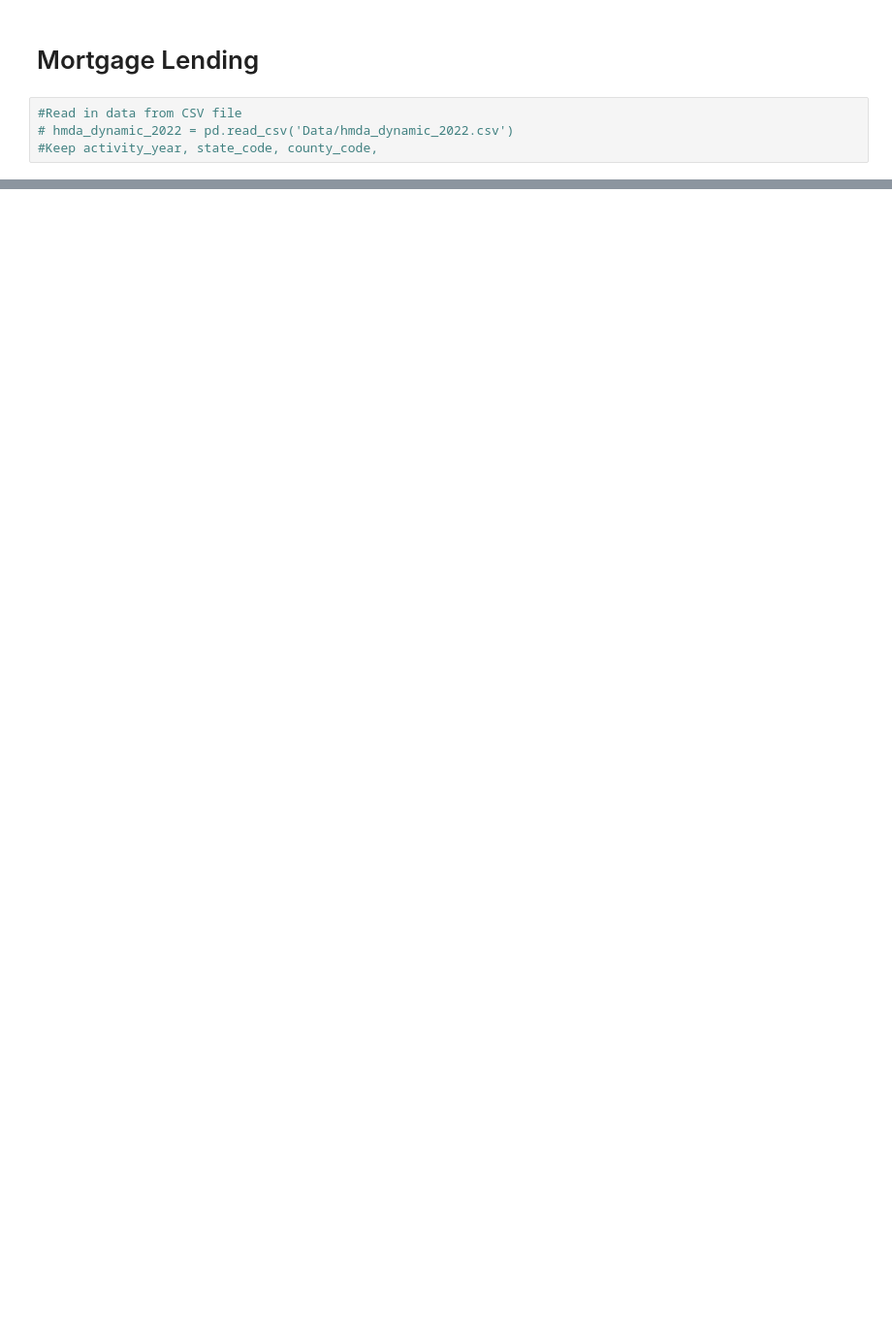
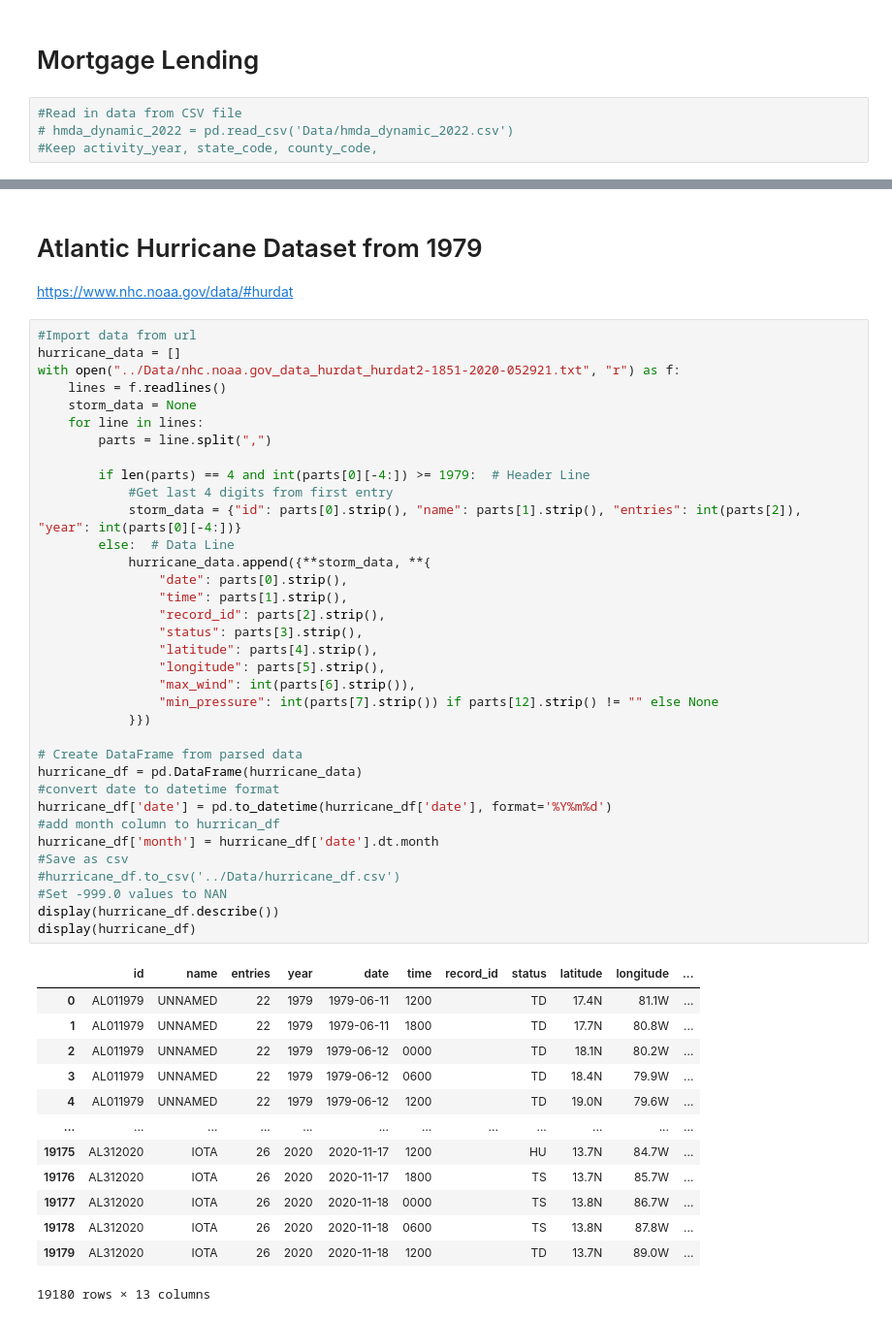
Before and after one commit to yannickpichardo/master_thesis, a Jupyter notebook: prelim_data.ipynb, the cells around one changed output, grey strips where cells are left out. Shown at 97% size. Saved outputs shown, nothing was run; the diff lists cells and outputs as text; blank space fills up the shorter version.

```diff
--- a/prelim_data.ipynb
+++ b/prelim_data.ipynb
@@ -493,0 +557,52 @@ mainland_usa_gdf_HRCN = mainland_usa_gdf[selected_columns]
+# %% [markdown]
+# Atlantic Hurricane Dataset from 1979
+https://www.nhc.noaa.gov/data/#hurdat
+# %%
+#Import data from url
+hurricane_data = []
+with open("../Data/nhc.noaa.gov_data_hurdat_hurdat2-1851-2020-052921.txt", "r") as f:
+    lines = f.readlines()
+    storm_data = None
+    for line in lines:
+        parts = line.split(",")
+
+        if len(parts) == 4 and int(parts[0][-4:]) >= 1979:  # Header Line
+            #Get last 4 digits from first entry
+            storm_data = {"id": parts[0].strip(), "name": parts[1].strip(), "entries": int(parts[2]), "year": int(parts[0][-4:])}
+        else:  # Data Line
+            hurricane_data.append({**storm_data, **{
+                "date": parts[0].strip(),
+                "time": parts[1].strip(),
+                "record_id": parts[2].strip(),
+                "status": parts[3].strip(),
+                "latitude": parts[4].strip(),
+                "longitude": parts[5].strip(),
+                "max_wind": int(parts[6].strip()),
+                "min_pressure": int(parts[7].strip()) if parts[12].strip() != "" else None
+            }})
+
+# Create DataFrame from parsed data
+hurricane_df = pd.DataFrame(hurricane_data)
+#convert date to datetime format
+hurricane_df['date'] = pd.to_datetime(hurricane_df['date'], format='%Y%m%d')
+#add month column to hurrican_df
+hurricane_df['month'] = hurricane_df['date'].dt.month
+#Save as csv
+#hurricane_df.to_csv('../Data/hurricane_df.csv')
+#Set -999.0 values to NAN
+display(hurricane_df.describe())
+display(hurricane_df)
+# %% [output]
+|  | id | name | entries | year | date | time | record_id | status | latitude | longitude | ... |
+| 0 | AL011979 | UNNAMED | 22 | 1979 | 1979-06-11 | 1200 |  | TD | 17.4N | 81.1W | ... |
+| 1 | AL011979 | UNNAMED | 22 | 1979 | 1979-06-11 | 1800 |  | TD | 17.7N | 80.8W | ... |
+| 2 | AL011979 | UNNAMED | 22 | 1979 | 1979-06-12 | 0000 |  | TD | 18.1N | 80.2W | ... |
+| 3 | AL011979 | UNNAMED | 22 | 1979 | 1979-06-12 | 0600 |  | TD | 18.4N | 79.9W | ... |
+| 4 | AL011979 | UNNAMED | 22 | 1979 | 1979-06-12 | 1200 |  | TD | 19.0N | 79.6W | ... |
+| ... | ... | ... | ... | ... | ... | ... | ... | ... | ... | ... | ... |
+| 19175 | AL312020 | IOTA | 26 | 2020 | 2020-11-17 | 1200 |  | HU | 13.7N | 84.7W | ... |
+| 19176 | AL312020 | IOTA | 26 | 2020 | 2020-11-17 | 1800 |  | TS | 13.7N | 85.7W | ... |
+| 19177 | AL312020 | IOTA | 26 | 2020 | 2020-11-18 | 0000 |  | TS | 13.8N | 86.7W | ... |
+| 19178 | AL312020 | IOTA | 26 | 2020 | 2020-11-18 | 0600 |  | TS | 13.8N | 87.8W | ... |
+| 19179 | AL312020 | IOTA | 26 | 2020 | 2020-11-18 | 1200 |  | TD | 13.7N | 89.0W | ... |
+19180 rows × 13 columns
```
Also changed, not shown: parts of 22 cells of this notebook, 2 other files.
